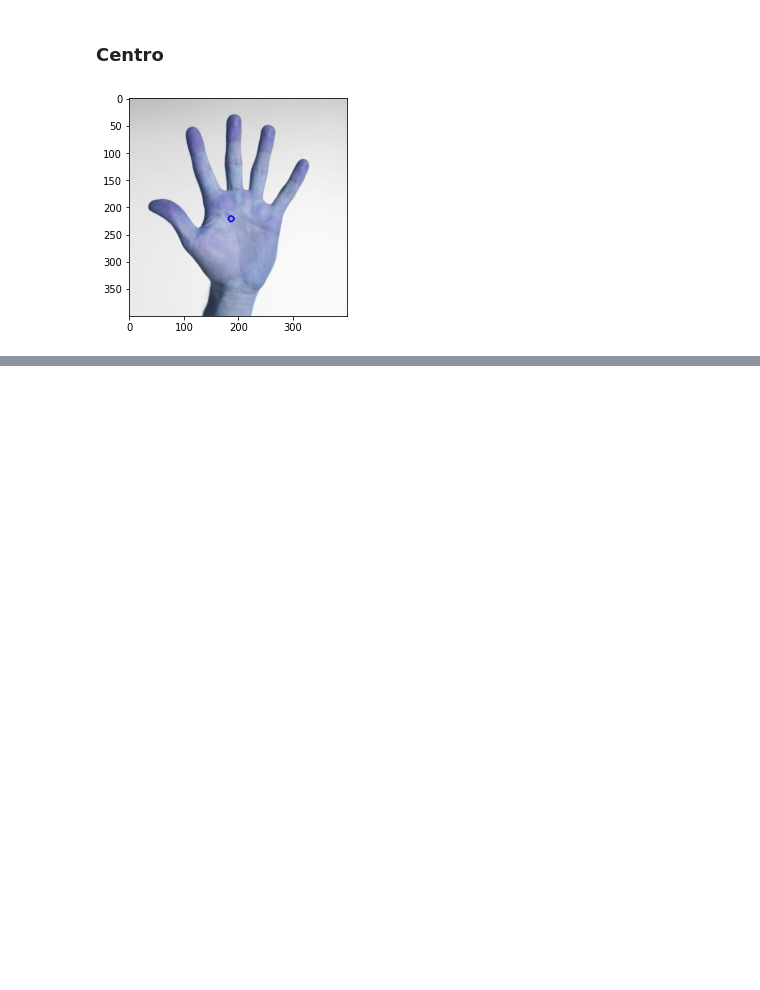
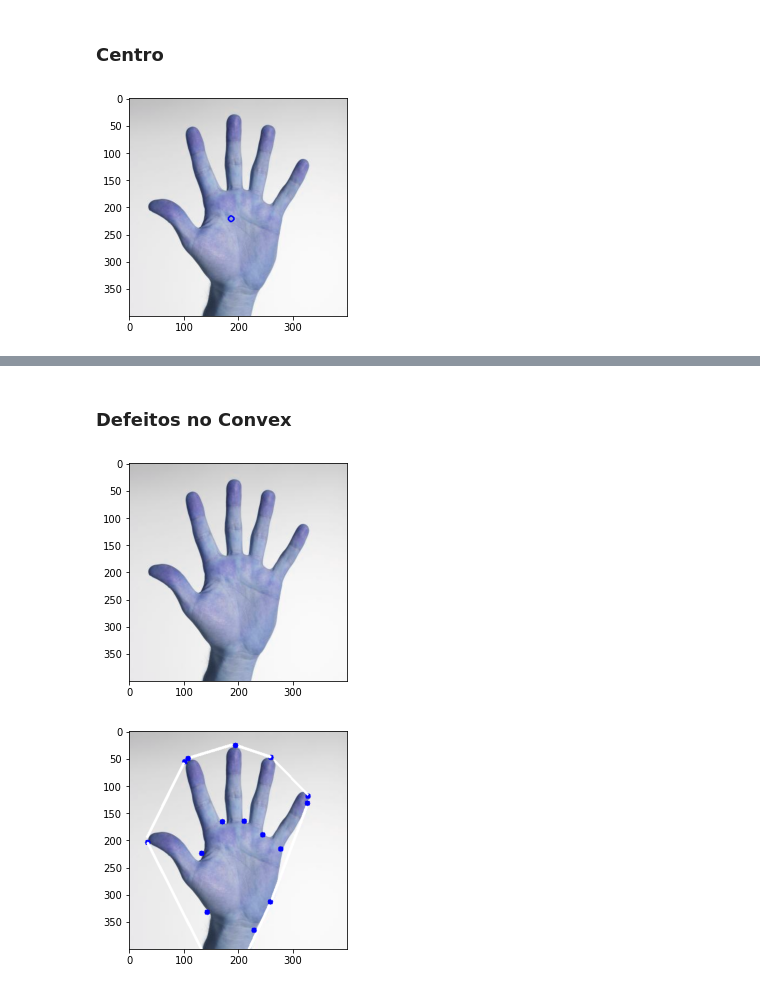
Before and after one commit to GodKelvin/PDI_Contagem_Dedos, a Jupyter notebook: Kelvin_Lehrback_Contagem_Dedos.ipynb, the cells around one changed output, grey strips where cells are left out. Cells and saved outputs as stored; diff of their text form; code cells hidden in the pictures; blank space fills up the shorter version.

```diff
--- a/Kelvin_Lehrback_Contagem_Dedos.ipynb
+++ b/Kelvin_Lehrback_Contagem_Dedos.ipynb
@@ -126,0 +127,23 @@ show_img(img_draw)
+# %% [markdown]
+### Defeitos no Convex
+# %%
+hull = cv2.convexHull(contorno, returnPoints = False)
+defects = cv2.convexityDefects(contorno, hull)
+
+a = []
+imagem_copia = imagem.copy()
+show_img(imagem_copia)
+for i in range(defects.shape[0]):
+    s, e, f, d = defects[i, 0]
+
+    start = tuple(contorno[s][0])
+    end = tuple(contorno[e][0])
+    far = tuple(contorno[f][0])
+
+    cv2.line(imagem_copia, start, end, [255, 255, 255], 3)
+    cv2.circle(imagem_copia, far, 5, [0, 0, 255], -1)
+
+show_img(imagem_copia)
+# %% [output]
+[figure, added]
+[figure, added]
```
Also changed, not shown: parts of 4 cells of this notebook.
